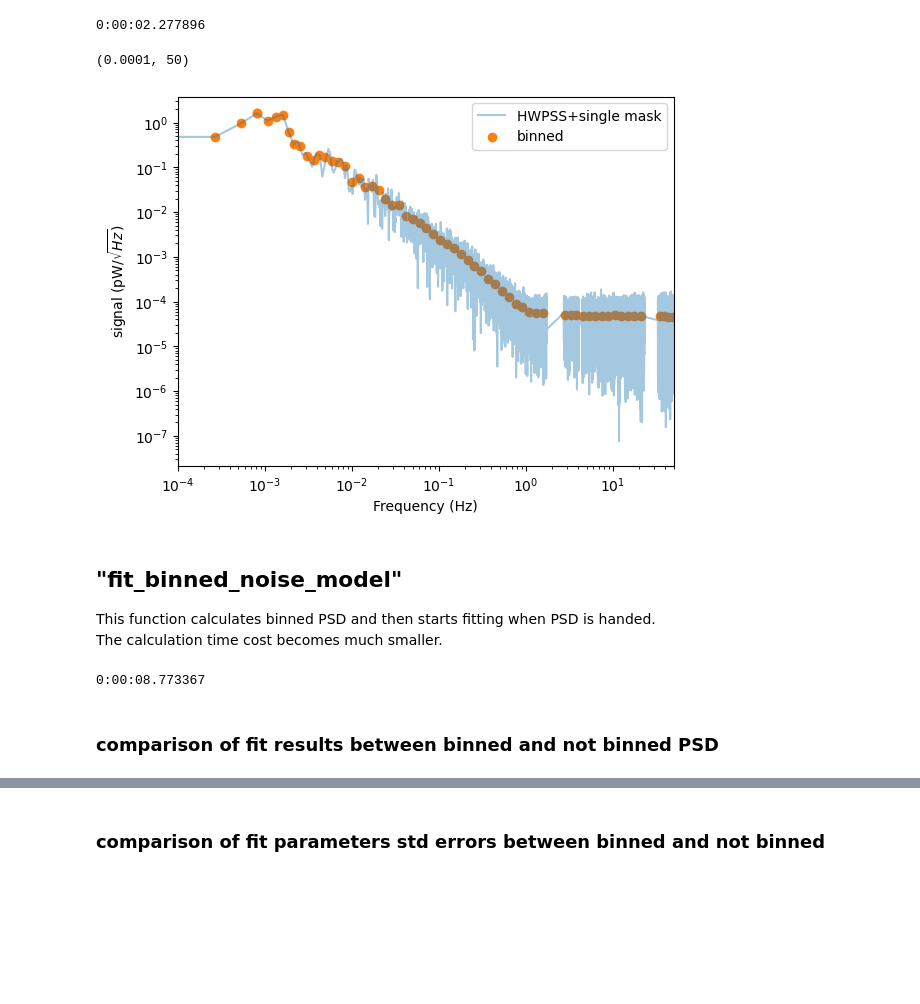
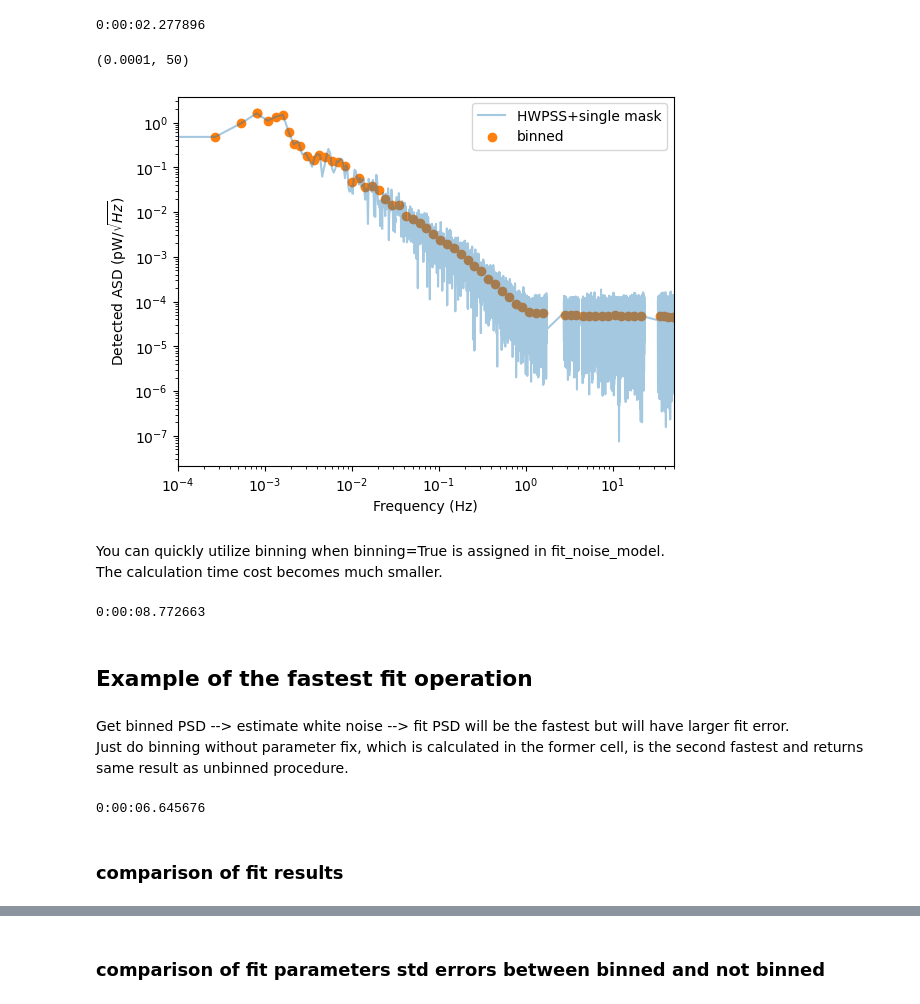
Before and after one commit to 17-sugiyama/scratch, a Jupyter notebook: 20250114_fft_ops_PR.ipynb, the cells around one changed output, grey strips where cells are left out. Cells and saved outputs as stored; diff of their text form; code cells hidden in the pictures; blank space fills up the shorter version.

```diff
--- a/20250114_fft_ops_PR.ipynb
+++ b/20250114_fft_ops_PR.ipynb
@@ -96,6 +97,6 @@ def calc_wn(aman, pxx=None, freqs=None, low_f=5, high_f=10)New feature of fit_no
 * ``f_min`` has been added to limit the minimum frequency to fit.
 # %%
-wn = fft_ops.calc_wn(aman, pxx=aman.Pxx, freqs=aman.freqs, low_f=5, high_f=10)
+wn_initial_val = fft_ops.calc_wn(aman, pxx=aman.Pxx, freqs=aman.freqs, low_f=5, high_f=10)
 # %%
 start = datetime.datetime.now()
 noise_fit_stats_fixed_wn = fft_ops.fit_noise_model(aman,
@@ -104,7 +105,7 @@ noise_fit_stats_fixed_wn = fft_ops.fit_noise_model(aman,
                                                    f_min=0.001,
                                                    f_max=20,
                                                    mask=True,
-                                                   wn_est = wn,
+                                                   wn_est=wn_initial_val,
                                                    fixed_param="wn")
 stop = datetime.datetime.now()
 print(stop - start)
@@ -226,33 +227,64 @@ print(stop - start)
 # %%
 plt.loglog(aman.freqs[mask], np.sqrt(aman.Pxx[0][mask]), alpha=0.4, label="HWPSS+single mask")
 plt.scatter(f_binned, np.sqrt(pxx_binned[0]), c='tab:orange', label="binned")
 plt.legend()
 plt.xlabel('Frequency (Hz)')
-plt.ylabel('signal (pW/$\sqrt{Hz}$)')
+plt.ylabel('Detected ASD (pW/$\sqrt{Hz}$)')
 plt.xlim(1E-4, 50)
 # %% [output]
 (0.0001, 50)
-[figure, old version]
+[figure, new version]
 # %% [markdown]
-## "fit_binned_noise_model"
-This function calculates binned PSD and then starts fitting when PSD is handed.\
+You can quickly utilize binning when binning=True is assigned in fit_noise_model.\
 The calculation time cost becomes much smaller.
+# %%
+start = datetime.datetime.now()
+noise_fit_stats_bin = fft_ops.fit_noise_model(aman,
+                                              f=aman.freqs,
+                                              pxx=aman.Pxx,
+                                              f_min=0.001,
+                                              f_max=20,
+                                              fknee_est=1,
+                                              wn_est=4E-5,
+                                              alpha_est=3.4,
+                                              mask=True,
+                                              binning=True,
+                                              unbinned_mode=1, base=1.2)
+stop = datetime.datetime.now()
+print(stop - start)
+# %% [output]
+0:00:08.772663
+# %% [markdown]
+## Example of the fastest fit operation
+# %% [markdown]
+Get binned PSD --> estimate white noise --> fit PSD will be the fastest but will have larger fit error.\
+Just do binning without parameter fix, which is calculated in the former cell, is the second fastest and returns same result as unbinned procedure.
 # %%
 start = datetime.datetime.now()
-noise_fit_stats_bin = fft_ops.fit_noise_model(aman,
-                                              f=aman.freqs,
-                                              pxx=aman.Pxx,
+
+# get mask and binned PSD
+fft_ops.get_psd_mask(aman, mask_hwpss=True, hwpss_width=((-0.4, 0.6),(-0.2, 0.2)), merge=True)
+mask = ~aman.psd_mask.mask()
+f = aman.freqs[mask]
+pxx = aman.Pxx[:, mask]
+f_binned, pxx_binned, bin_size = fft_ops.get_binned_psd(aman, f=f, pxx=pxx, unbinned_mode=3, base=1.05, merge=True)
+
+# calculate white noise value
+wn_initial_val = fft_ops.calc_wn(aman, freqs=aman.freqs_bin, pxx=aman.Pxx_bin, low_f=5, high_f=10)
+
+# fit
+noise_fit_stats_bin_fixed_wn = fft_ops.fit_noise_model(aman,
+                                              f=aman.freqs_bin,
+                                              pxx=aman.Pxx_bin,
                                               f_min=0.001,
                                               f_max=20,
                                               fknee_est=1,
-                                              wn_est=4E-5,
+                                              wn_est=wn_initial_val,
                                               alpha_est=3.4,
-                                              mask=True,
-                                              binning=True,
-                                              unbinned_mode=1, base=1.2)
+                                              fixed_param="wn")
 stop = datetime.datetime.now()
 print(stop - start)
 # %% [output]
-0:00:08.773367
+0:00:06.645676
 # %% [markdown]
-### comparison of fit results between binned and not binned PSD
+### comparison of fit results
```
Also changed, not shown: parts of 12 cells of this notebook.
